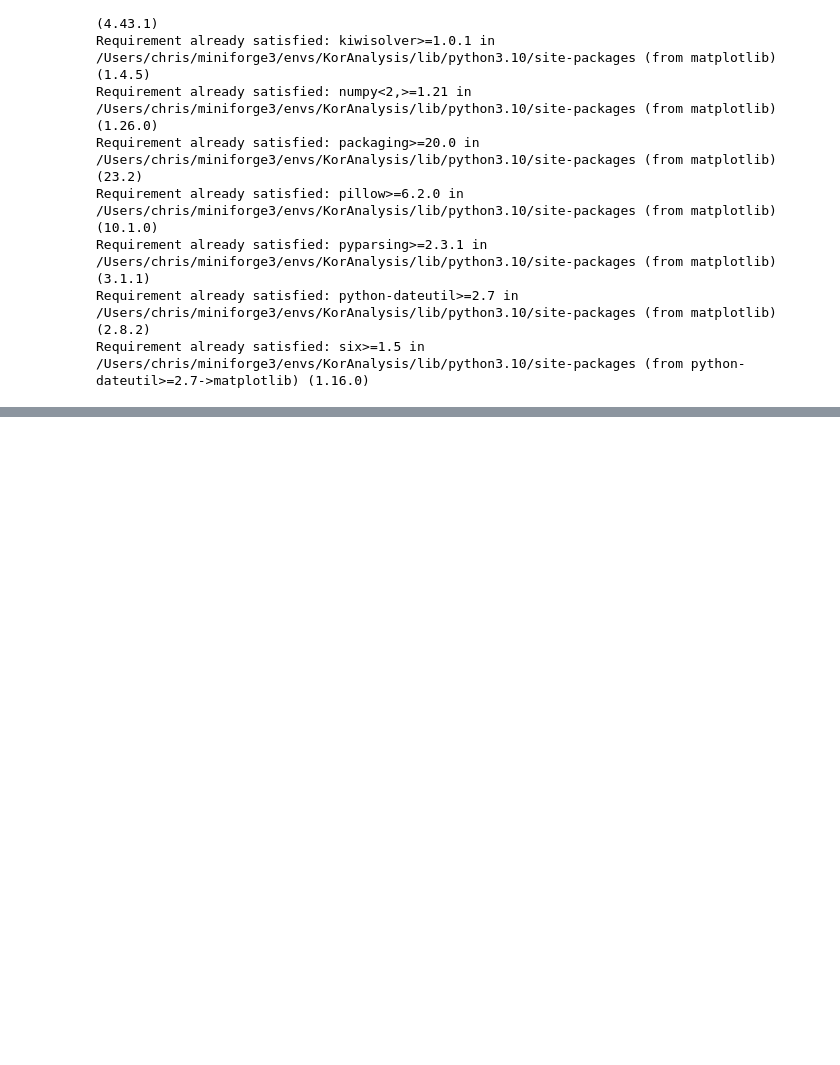
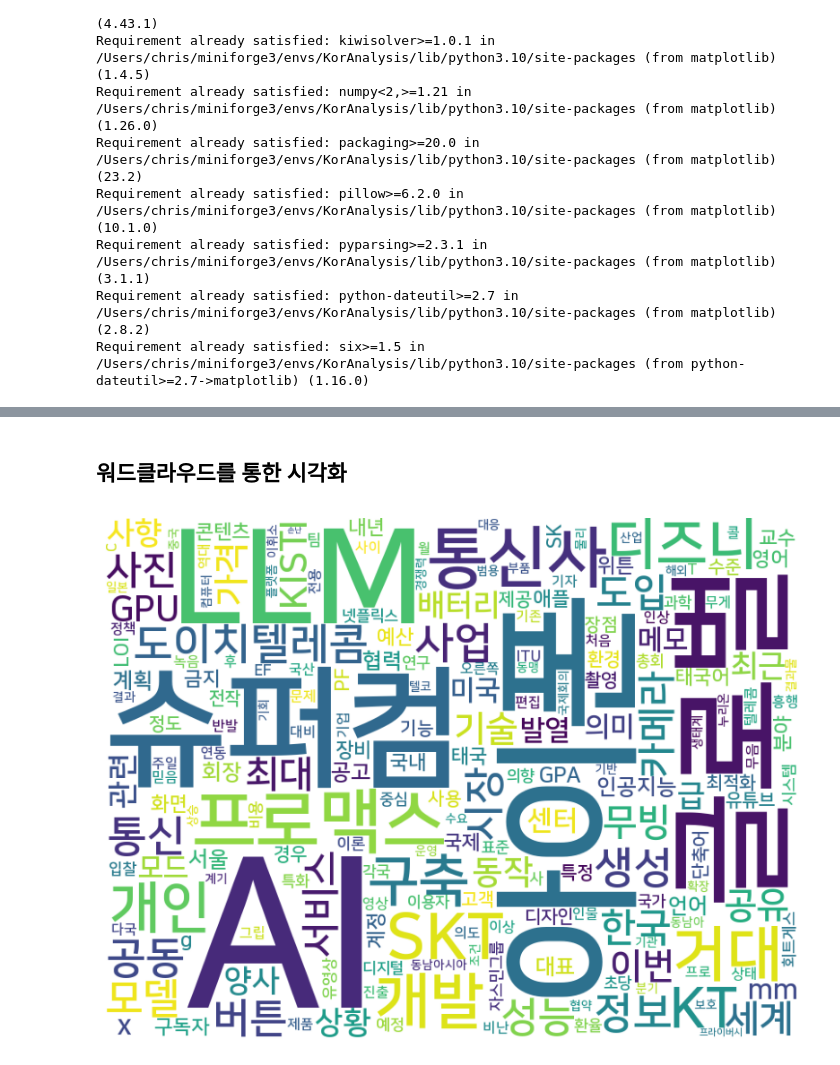
Before and after one commit to chrisjihee/KorAnalysis, a Jupyter notebook: analysis.ipynb, the cells around one changed output, grey strips where cells are left out. Drawn from its saved outputs; the diff is of its cells as text; code cells hidden in the pictures; blank space fills up the shorter version.

```diff
--- a/analysis.ipynb
+++ b/analysis.ipynb
@@ -47,0 +257,6 @@ Requirement already satisfied: six>=1.5 in /Users/chris/miniforge3/envs/KorAnaly
+# %%
+# 카운터 초기화
+from collections import Counter
+noun_freqs = Counter()
+verb_freqs = Counter()
+ne_freqs = Counter()
@@ -47,0 +369,36 @@ Requirement already satisfied: six>=1.5 in /Users/chris/miniforge3/envs/KorAnaly
+# %% [markdown]
+## 워드클라우드를 통한 시각화
+# %%
+# 워드클라우드 생성 함수 정의
+from wordcloud import WordCloud
+
+def make_wordcloud(cnt: Counter,
+                   background_color="white",
+                   font_path="font/NanumSquareB.ttf",
+                   max_font_size=240,
+                   width=800, height=600):
+    wc = WordCloud(background_color=background_color,
+                   font_path=font_path,
+                   max_font_size=max_font_size,
+                   width=width, height=height)
+    wc.generate_from_frequencies(dict(cnt))
+    return wc
+# %%
+# 워드클라우드 생성
+Path("out").mkdir(exist_ok=True)
+noun_wc = make_wordcloud(noun_freqs)
+verb_wc = make_wordcloud(verb_freqs)
+ne_wc = make_wordcloud(ne_freqs)
+# %%
+# 워드클라우드 변환 함수 정의
+import matplotlib.pyplot as plt
+
+def wordcloud_to_figure(wc: WordCloud, figsize=(10, 8)):
+    plt.figure(figsize=figsize)
+    plt.axis('off')
+    plt.imshow(wc)
+# %%
+# 워드클라우드: 명사
+wordcloud_to_figure(noun_wc)
+# %% [output]
+[figure, added]
```
Also changed, not shown: parts of 27 cells of this notebook.
